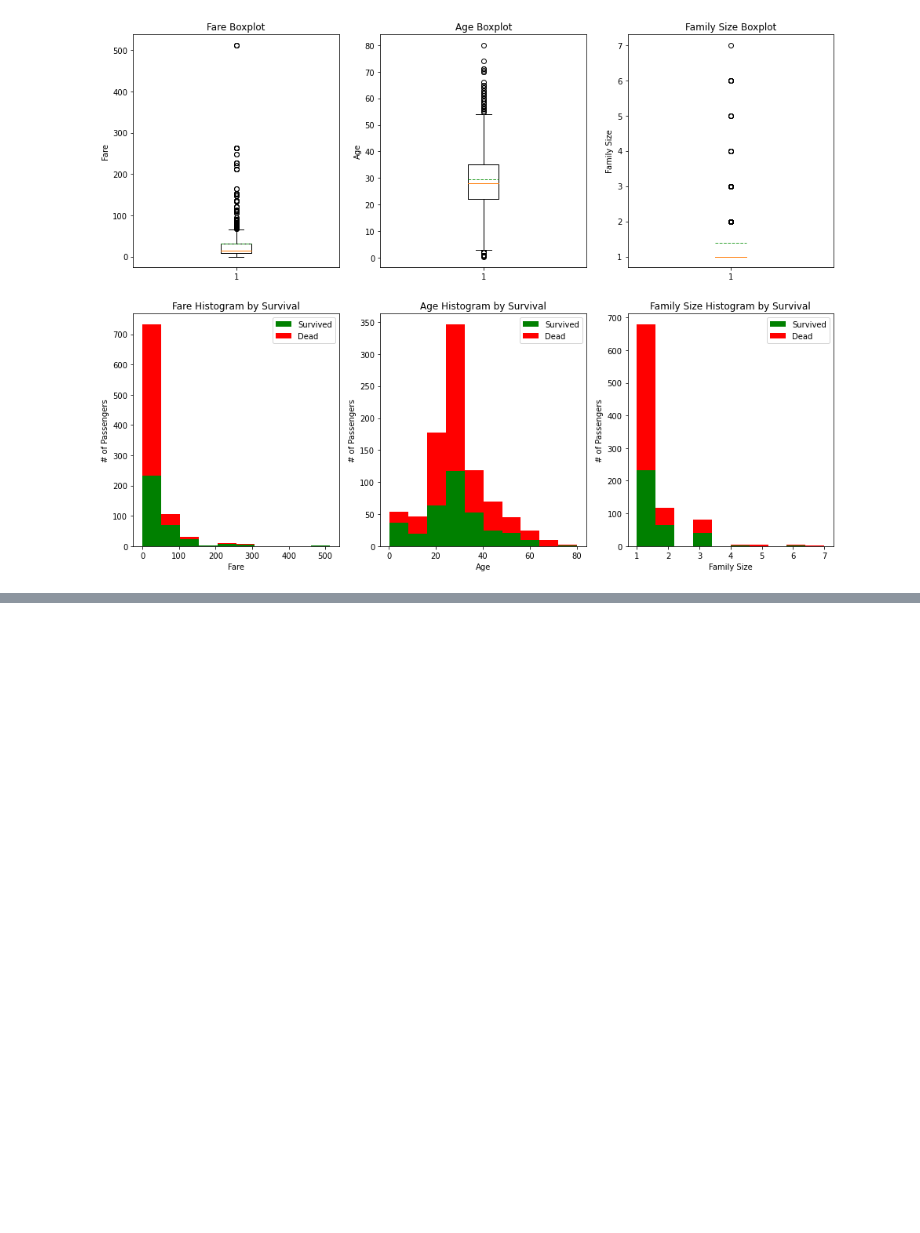
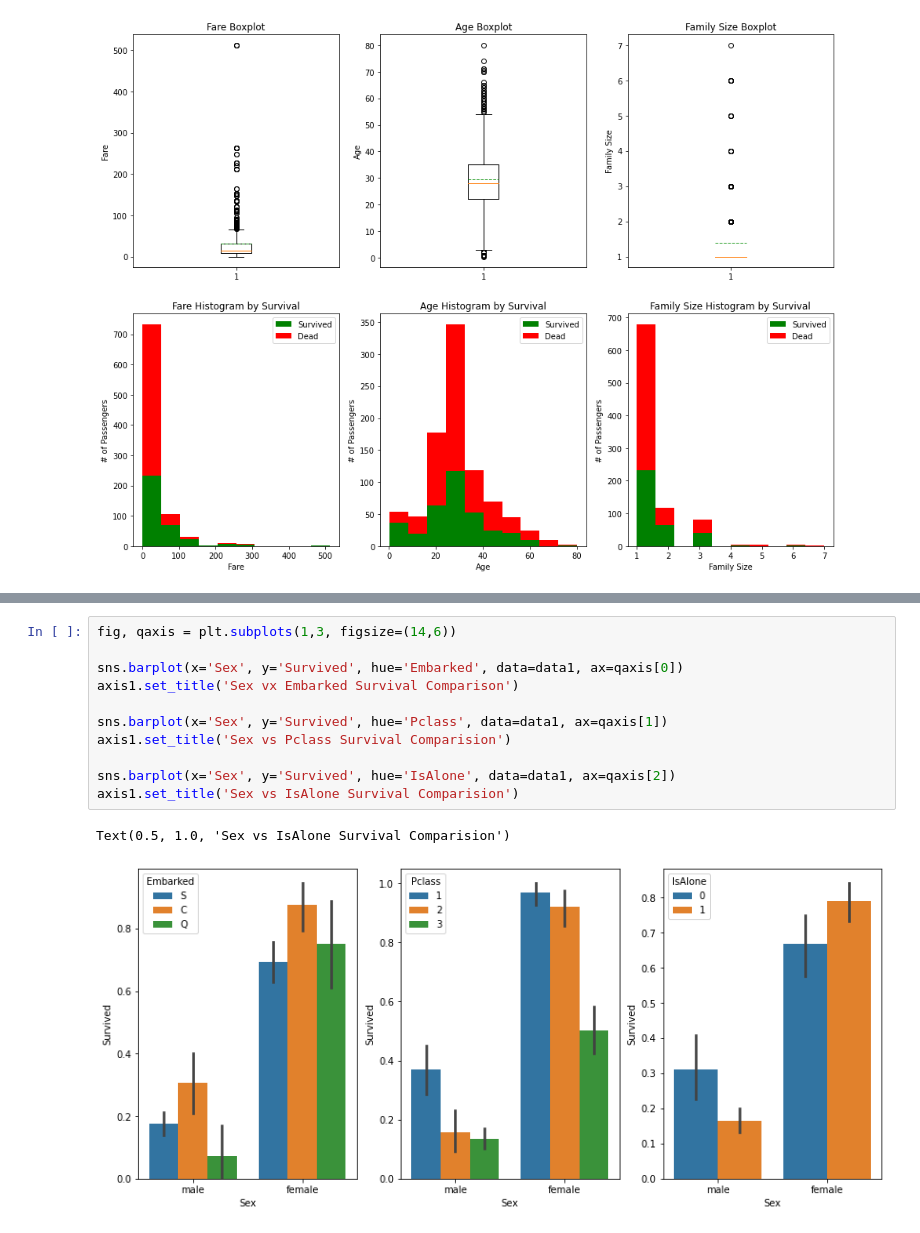
Before and after one commit to jsj267/Kaggle-Struggle, a Jupyter notebook: kaggle transcript/A Data Science Framework_To Achieve 99% Accuracy.ipynb, the cells around one changed output, grey strips where cells are left out. Drawn from its saved outputs; the diff is of its cells as text; blank space fills up the shorter version.

```diff
--- a/kaggle transcript/A Data Science Framework_To Achieve 99% Accuracy.ipynb
+++ b/kaggle transcript/A Data Science Framework_To Achieve 99% Accuracy.ipynb
@@ -382,0 +410,14 @@ plt.legend()
+# %%
+fig, qaxis = plt.subplots(1,3, figsize=(14,6))
+
+sns.barplot(x='Sex', y='Survived', hue='Embarked', data=data1, ax=qaxis[0])
+axis1.set_title('Sex vx Embarked Survival Comparison')
+
+sns.barplot(x='Sex', y='Survived', hue='Pclass', data=data1, ax=qaxis[1])
+axis1.set_title('Sex vs Pclass Survival Comparision')
+
+sns.barplot(x='Sex', y='Survived', hue='IsAlone', data=data1, ax=qaxis[2])
+axis1.set_title('Sex vs IsAlone Survival Comparision')
+# %% [output]
+Text(0.5, 1.0, 'Sex vs IsAlone Survival Comparision')
+[figure, added]
```
Also changed, not shown: parts of 12 cells of this notebook.
